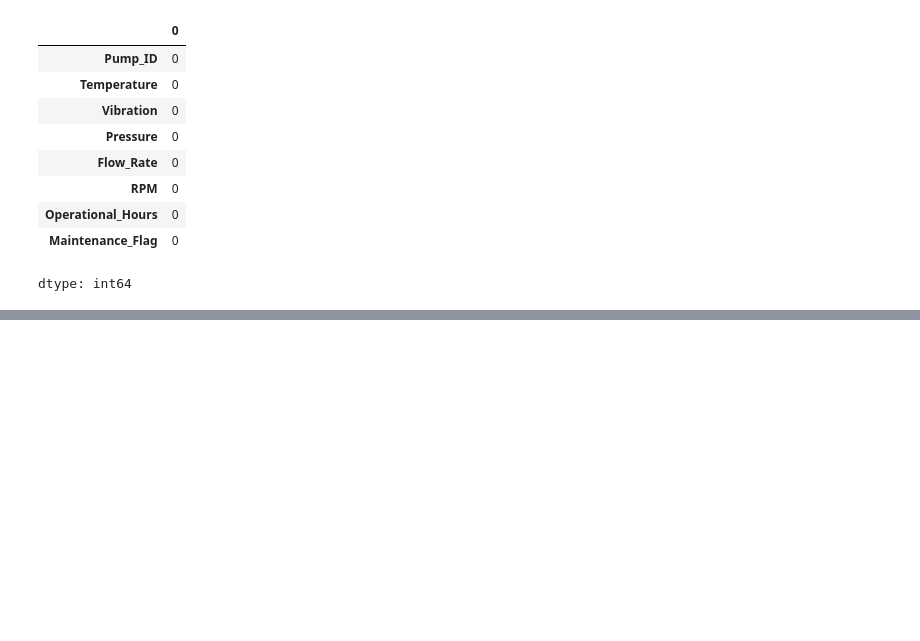
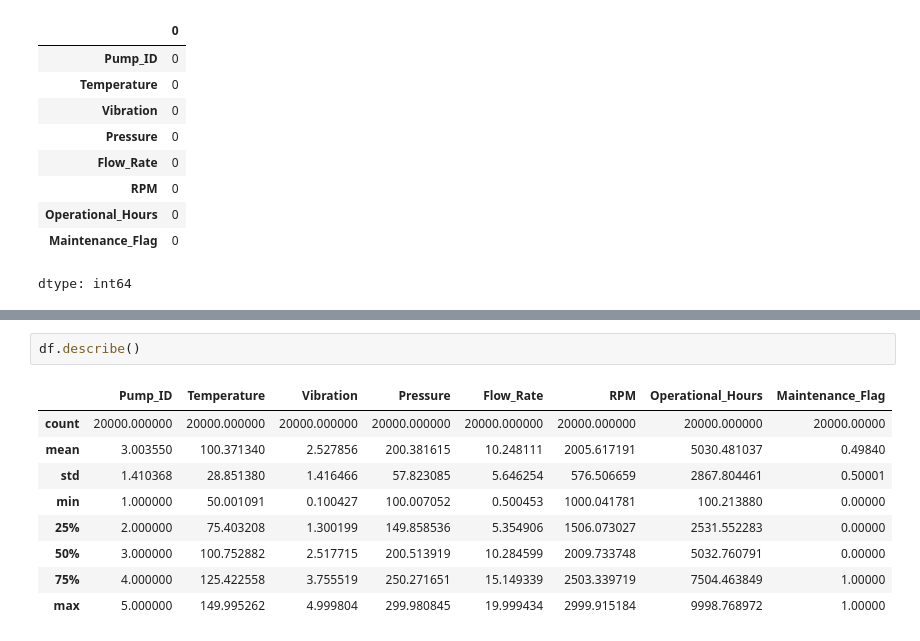
Before and after one commit to heyaankit/pdm-industrial-app, a Jupyter notebook: notebooks/1_pump_eda.ipynb, the cells around one changed output, grey strips where cells are left out. Drawn from its saved outputs; the diff is of its cells as text; blank space fills up the shorter version.

```diff
--- a/notebooks/1_pump_eda.ipynb
+++ b/notebooks/1_pump_eda.ipynb
@@ -50,0 +97,12 @@ dtype: int64
+# %%
+df.describe()
+# %% [output]
+|  | Pump_ID | Temperature | Vibration | Pressure | Flow_Rate | RPM | Operational_Hours | Maintenance_Flag |
+| count | 20000.000000 | 20000.000000 | 20000.000000 | 20000.000000 | 20000.000000 | 20000.000000 | 20000.000000 | 20000.00000 |
+| mean | 3.003550 | 100.371340 | 2.527856 | 200.381615 | 10.248111 | 2005.617191 | 5030.481037 | 0.49840 |
+| std | 1.410368 | 28.851380 | 1.416466 | 57.823085 | 5.646254 | 576.506659 | 2867.804461 | 0.50001 |
+| min | 1.000000 | 50.001091 | 0.100427 | 100.007052 | 0.500453 | 1000.041781 | 100.213880 | 0.00000 |
+| 25% | 2.000000 | 75.403208 | 1.300199 | 149.858536 | 5.354906 | 1506.073027 | 2531.552283 | 0.00000 |
+| 50% | 3.000000 | 100.752882 | 2.517715 | 200.513919 | 10.284599 | 2009.733748 | 5032.760791 | 0.00000 |
+| 75% | 4.000000 | 125.422558 | 3.755519 | 250.271651 | 15.149339 | 2503.339719 | 7504.463849 | 1.00000 |
+| max | 5.000000 | 149.995262 | 4.999804 | 299.980845 | 19.999434 | 2999.915184 | 9998.768972 | 1.00000 |
```
Also changed, not shown: parts of 8 cells of this notebook.
